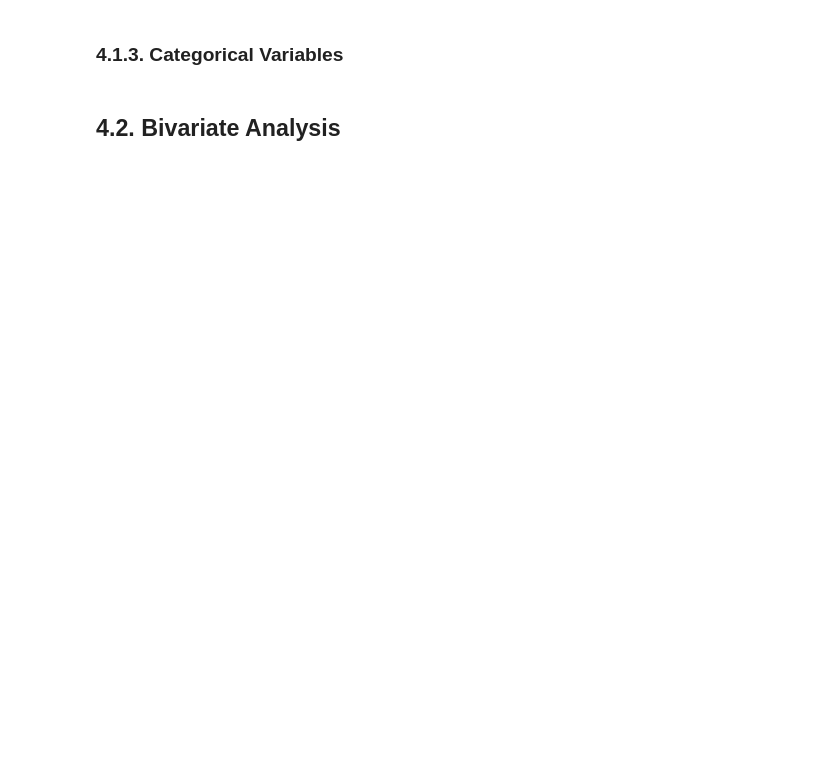
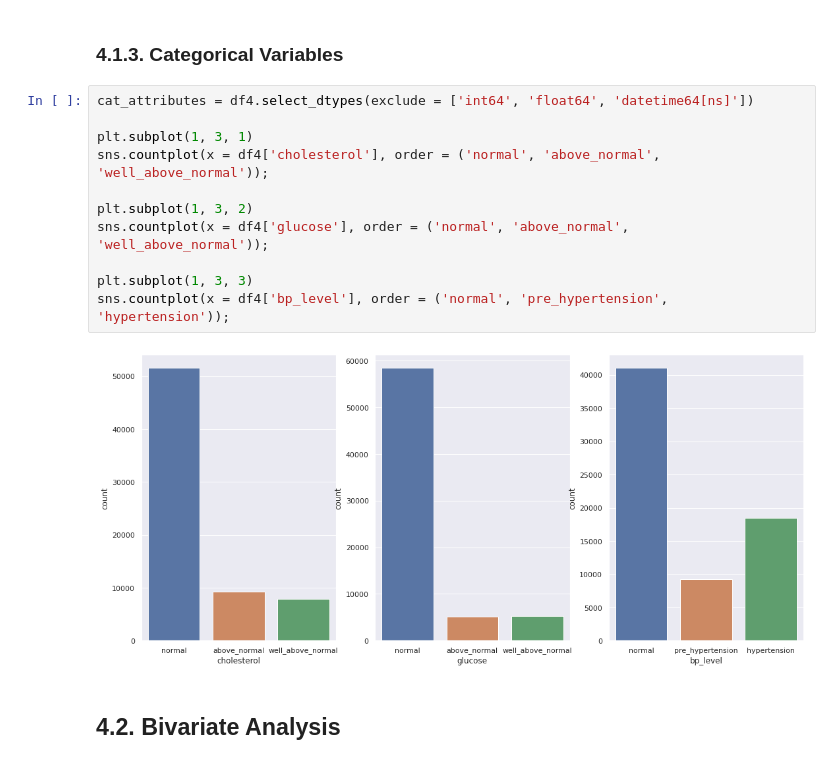
Before and after one commit to diandramelo/Cardio_Catch_Diseases, a Jupyter notebook: v04-Cardio_Catch_Diseases.ipynb, the cells around one changed output. Cells and saved outputs as stored; diff of their text form; blank space fills up the shorter version.

```diff
--- a/v04-Cardio_Catch_Diseases.ipynb
+++ b/v04-Cardio_Catch_Diseases.ipynb
@@ -289,4 +310,17 @@ df4.head()
 # %% [markdown]
 ### 4.1.3. Categorical Variables
+# %%
+cat_attributes = df4.select_dtypes(exclude = ['int64', 'float64', 'datetime64[ns]'])
+
+plt.subplot(1, 3, 1)
+sns.countplot(x = df4['cholesterol'], order = ('normal', 'above_normal', 'well_above_normal'));
+
+plt.subplot(1, 3, 2)
+sns.countplot(x = df4['glucose'], order = ('normal', 'above_normal', 'well_above_normal'));
+
+plt.subplot(1, 3, 3)
+sns.countplot(x = df4['bp_level'], order = ('normal', 'pre_hypertension', 'hypertension'));
+# %% [output]
+[figure, added]
 # %% [markdown]
 ## 4.2. Bivariate Analysis
```
Also changed, not shown: parts of 38 cells of this notebook.
